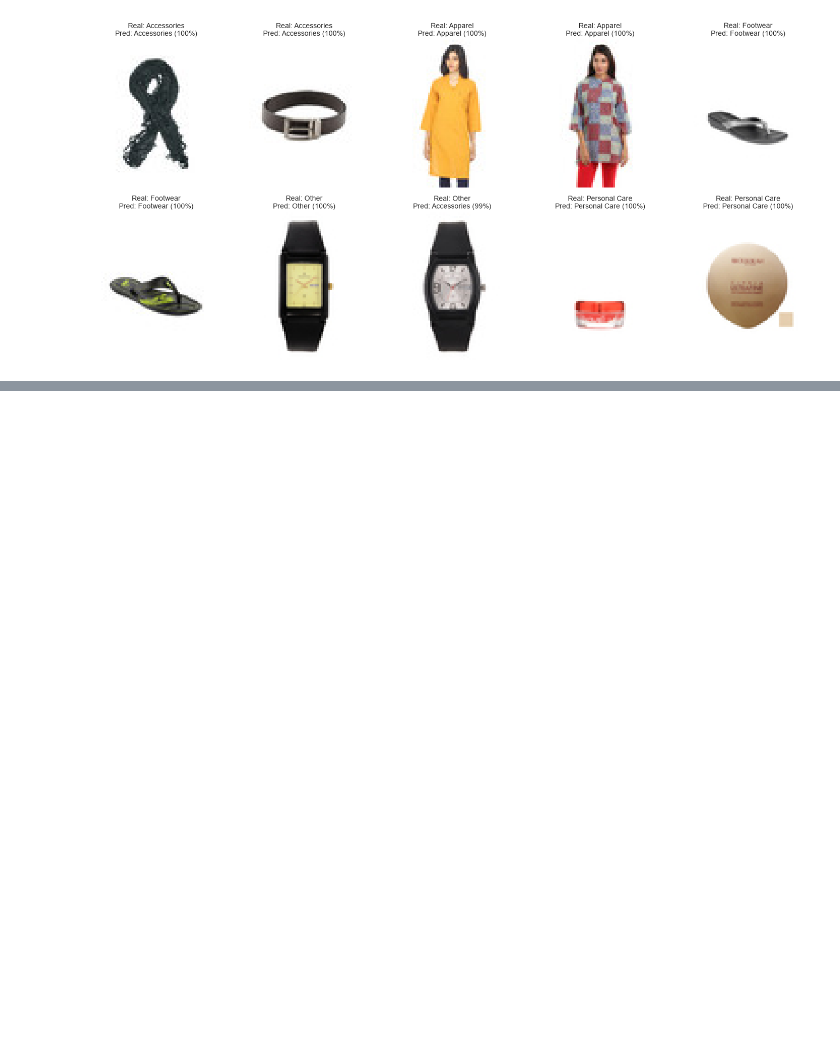
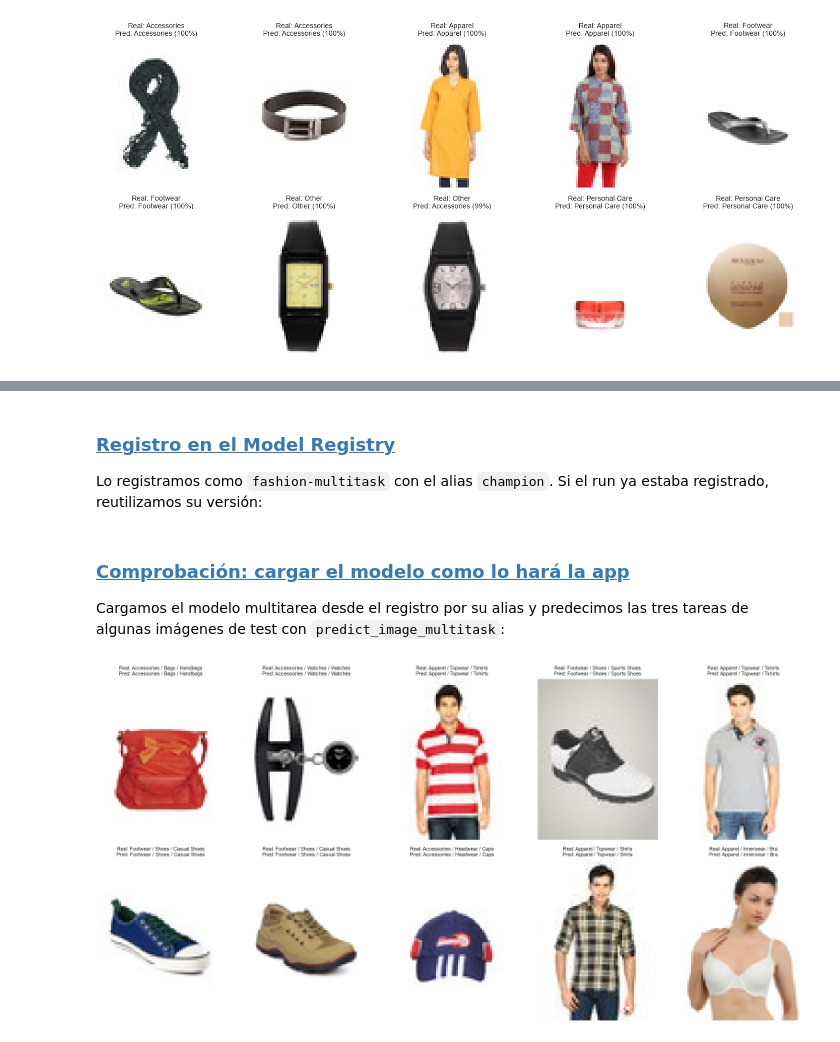
Before and after one commit to larayc/tfm-mlops-fashion, a Jupyter notebook: notebooks/05_mlflow.ipynb, the cells around one changed output, grey strips where cells are left out. Drawn from its saved outputs; the diff is of its cells as text; code cells hidden in the pictures; blank space fills up the shorter version.

```diff
--- a/notebooks/05_mlflow.ipynb
+++ b/notebooks/05_mlflow.ipynb
@@ -231,0 +349,55 @@ plt.show()
+# %% [markdown]
+### <a id='toc1_6_3_'></a>[Registro en el Model Registry](#toc0_)
+
+Lo registramos como `fashion-multitask` con el alias `champion`. Si el run ya estaba registrado, reutilizamos su versión:
+# %%
+existing = client.search_model_versions(f"name = '{MULTITASK_MODEL_NAME}' and run_id = '{mt_run_id}'")
+mt_version = existing[0] if existing else mlflow.register_model(f"models:/{mt_model_info.model_id}", MULTITASK_MODEL_NAME)
+
+# Solo le damos el alias champion si el modelo todavía no tiene ninguno: si ya hay una versión
+# promocionada (por ejemplo, el v2), volver a ejecutar esta celda no la desplaza
+try:
+    client.get_model_version_by_alias(MULTITASK_MODEL_NAME, CHAMPION_ALIAS)
+except mlflow.exceptions.MlflowException:
+    client.set_registered_model_alias(MULTITASK_MODEL_NAME, CHAMPION_ALIAS, mt_version.version)
+
+client.update_model_version(
+    MULTITASK_MODEL_NAME,
+    mt_version.version,
+    description="ResNet18 multitarea: predice masterCategory, subCategory y articleType a partir de la imagen.",
+)
+
+mt_tags = {"run_name": mt_best_run["tags.mlflow.runName"]}
+for task in TASKS:
+    mt_tags[f"val_{task}_f1_macro"] = round(mt_best_run[f"metrics.best_val_{task}_f1_macro"], 4)
+    mt_tags[f"test_{task}_f1_macro"] = round(mt_test_metrics[task]["f1_macro"], 4)
+
+for key, value in mt_tags.items():
+    client.set_model_version_tag(MULTITASK_MODEL_NAME, mt_version.version, key, value)
+
+print(f"Registrado {MULTITASK_MODEL_NAME} versión {mt_version.version}")
+# %% [markdown]
+### <a id='toc1_6_4_'></a>[Comprobación: cargar el modelo como lo hará la app](#toc0_)
+
+Cargamos el modelo multitarea desde el registro por su alias y predecimos las tres tareas de algunas imágenes de test con `predict_image_multitask`:
+# %%
+registered_mt_model, mt_classes = load_champion_multitask()
+
+sample = mt_df[mt_df["split"] == "test"].sample(10, random_state=RANDOM_STATE)
+
+fig, axes = plt.subplots(2, 5, figsize=(16, 8))
+
+for ax, (_, row) in zip(axes.flatten(), sample.iterrows()):
+    image = Image.open(IMAGES_DIR / f"{row['id']}.jpg")
+    probs = predict_image_multitask(registered_mt_model, image, mt_classes)
+    preds = [next(iter(probs[task])) for task in TASKS]
+    real = [row[f"{task}_mt"] for task in TASKS]
+
+    ax.imshow(image)
+    ax.set_title(f"Real: {' / '.join(real)}\nPred: {' / '.join(preds)}", fontsize=8)
+    ax.axis("off")
+
+plt.tight_layout()
+plt.show()
+# %% [output]
+[figure, added]
```
Also changed, not shown: parts of 30 cells of this notebook, 1 other file.
